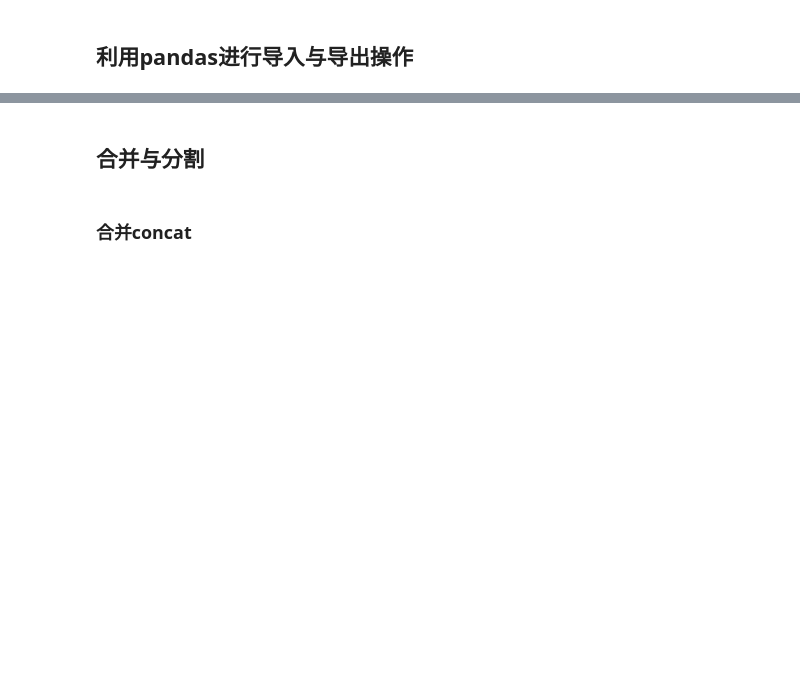
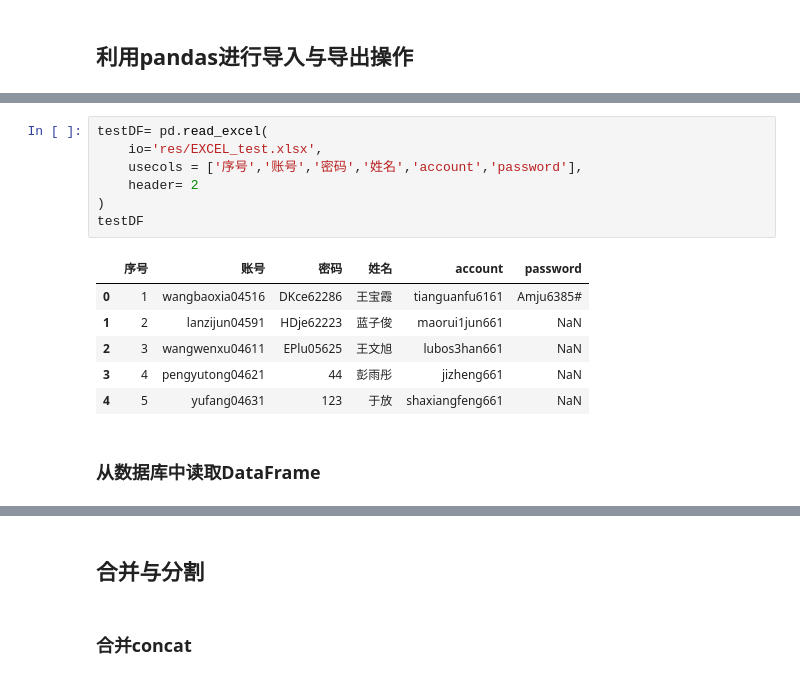
Before and after one commit to betterlmy/LearningPython, a Jupyter notebook: Python数据处理/Pandas库-DataFrame类.ipynb, the cells around one changed output, grey strips where cells are left out. Drawn from its saved outputs; the diff is of its cells as text; blank space fills up the shorter version.

```diff
--- a/Python数据处理/Pandas库-DataFrame类.ipynb
+++ b/Python数据处理/Pandas库-DataFrame类.ipynb
@@ -215,0 +270,16 @@ dataframe1.to_csv('Resources/test.csv',encoding='utf_8_sig')
+# %%
+testDF= pd.read_excel(
+    io='res/EXCEL_test.xlsx',
+    usecols = ['序号','账号','密码','姓名','account','password'],
+    header= 2
+)
+testDF
+# %% [output]
+|  | 序号 | 账号 | 密码 | 姓名 | account | password |
+| 0 | 1 | wangbaoxia04516 | DKce62286 | 王宝霞 | tianguanfu6161 | Amju6385# |
+| 1 | 2 | lanzijun04591 | HDje62223 | 蓝子俊 | maorui1jun661 | NaN |
+| 2 | 3 | wangwenxu04611 | EPlu05625 | 王文旭 | lubos3han661 | NaN |
+| 3 | 4 | pengyutong04621 | 44 | 彭雨彤 | jizheng661 | NaN |
+| 4 | 5 | yufang04631 | 123 | 于放 | shaxiangfeng661 | NaN |
+# %% [markdown]
+### 从数据库中读取DataFrame
```
Also changed, not shown: parts of 64 cells of this notebook, 7 other files.
